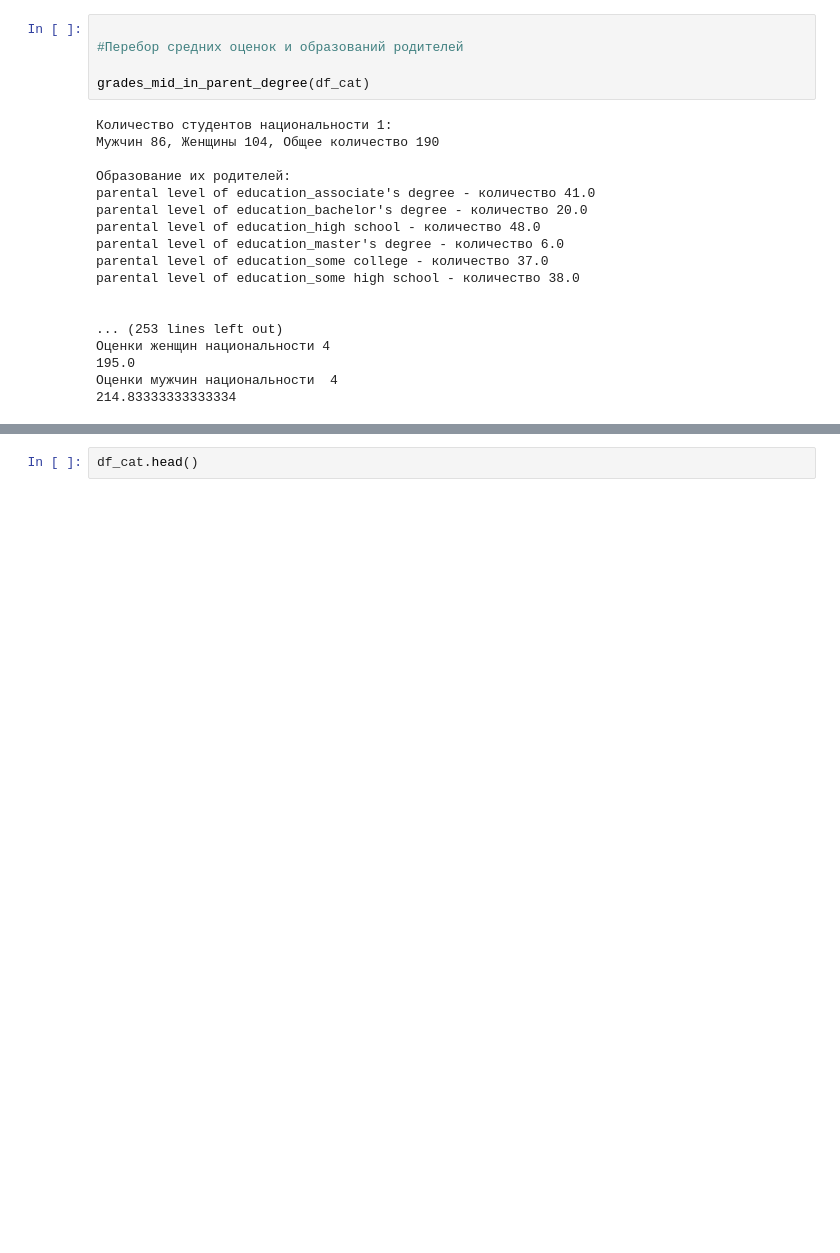
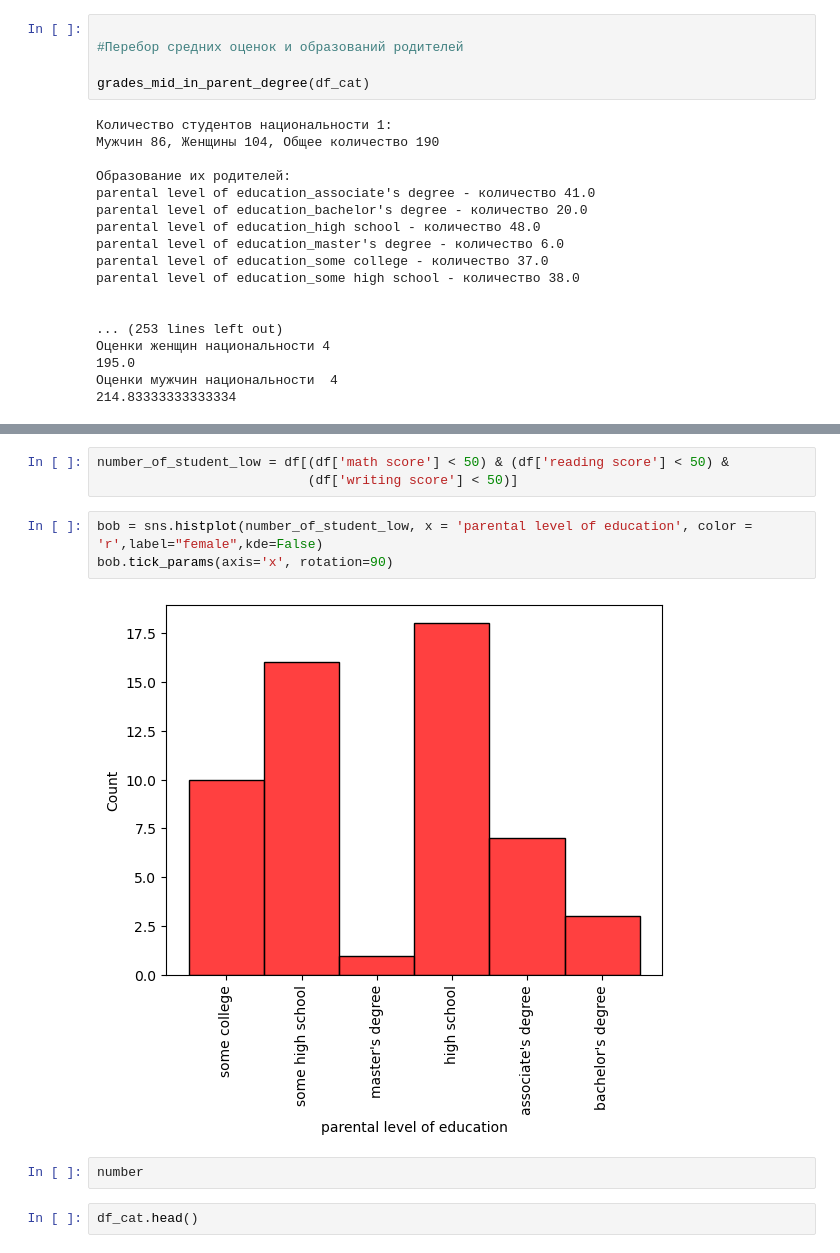
Before and after one commit to StrangeSas/StudentGradesModel, a Jupyter notebook: code/DataOverviewAndPrepare.ipynb, the cells around one changed output, grey strips where cells are left out. Cells and saved outputs as stored; diff of their text form; blank space fills up the shorter version.

```diff
--- a/code/DataOverviewAndPrepare.ipynb
+++ b/code/DataOverviewAndPrepare.ipynb
@@ -474,3 +498,13 @@ parental level of education_some high school - количество 38.0
+# %%
+number_of_student_low = df[(df['math score'] < 50) & (df['reading score'] < 50) &
+                           (df['writing score'] < 50)]
+# %%
+bob = sns.histplot(number_of_student_low, x = 'parental level of education', color = 'r',label="female",kde=False)
+bob.tick_params(axis='x', rotation=90)
+# %% [output]
+[figure, added]
+# %%
+number
 # %%
 df_cat.head()
 # %% [output]
```
Also changed, not shown: parts of 3 cells of this notebook, 1 other file.
